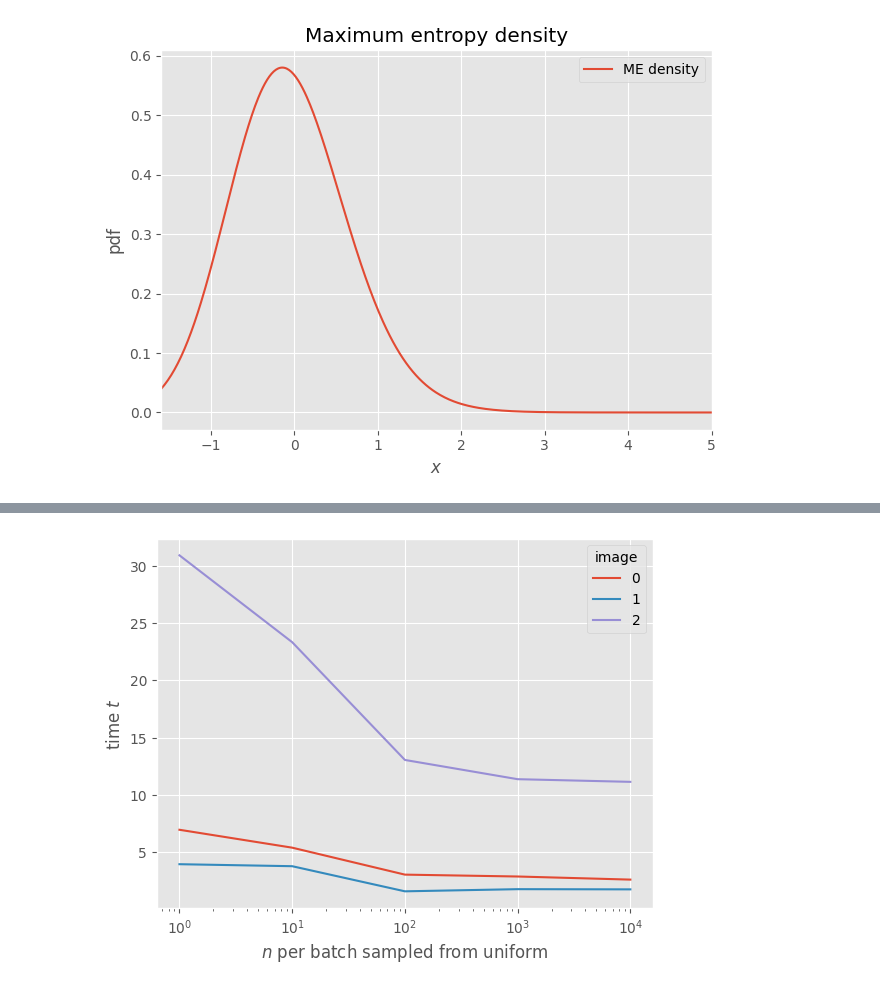
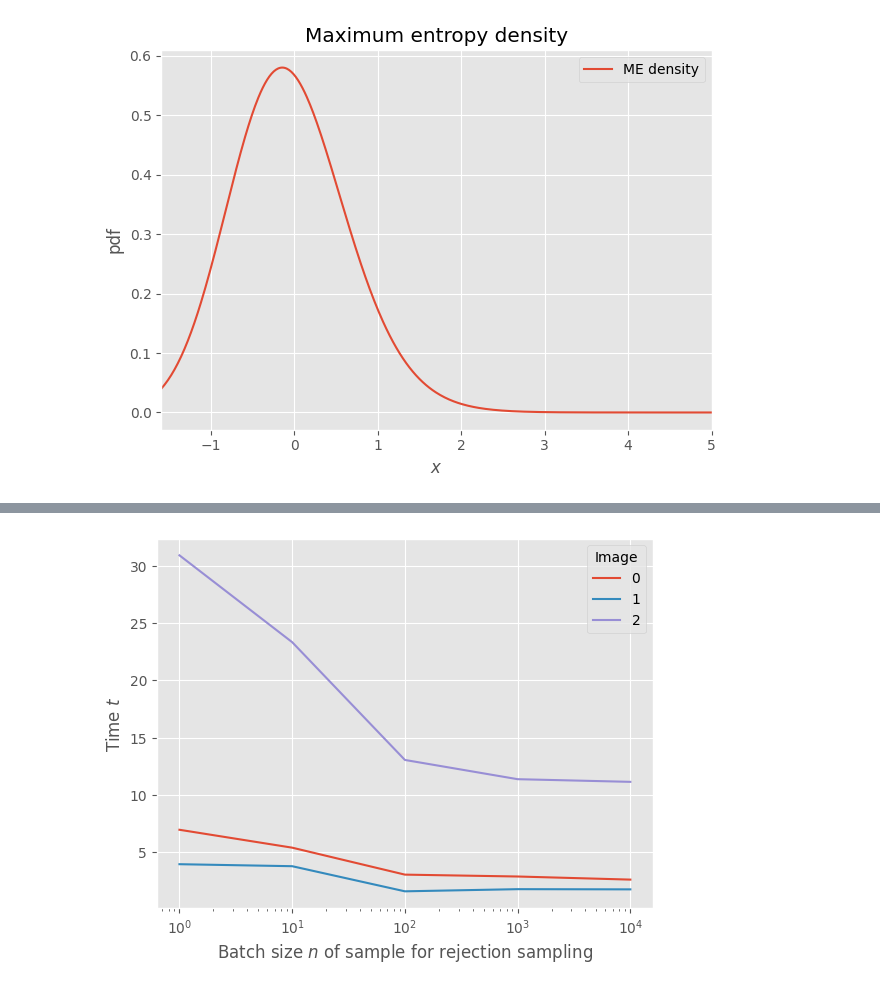
Before and after one commit to LiselotPrins/max_entropy, a Jupyter notebook: investigate_field.ipynb, the cells around one changed output, grey strips where cells are left out. Saved outputs shown, nothing was run; the diff lists cells and outputs as text; code cells hidden in the pictures.

```diff
--- a/investigate_field.ipynb
+++ b/investigate_field.ipynb
@@ -33,7 +29,8 @@ Avg: 1.4e-09 || Var: 1.0000
 Skewness: 7.33 || Kurtosis: 100.98
 [figure]
 # %%
-picture = data[0]
+i = 0 #number of picture to look at
+picture = data[i]
 picture_flat = picture.flatten()
 l = np.min(picture)
 u = np.max(picture)+.1
@@ -45,9 +42,8 @@ ob_skewkurt = MaxEnt(support=(l,u),
                      n_quadrature=n,
                      b_constraints=d.b_constraint_skewkurt(skew,kurt),
                      f_vector=d.f_constraint_skewkurt)
-ob_skewkurt._algorithm(k_max=200)
-ob_skewkurt._visualize_algorithm()
-ob_skewkurt._visualize_solution(xlim=(l,5))
+ob_skewkurt.visualize_algorithm()
+ob_skewkurt.visualize_solution(xlim=(l,5))
 # %% [output]
 Estimate of absolute integration error of norm. const.: 2.349e-08
 The resulting parameters:
@@ -61,12 +57,12 @@ The resulting parameters:
 N=500
 xx = np.linspace(l,5,N)
 
-y = ob_skewkurt._p(xx)
-yy = ob_skewkurt._cdf(xx)
+y = ob_skewkurt.pdf(xx)
+yy = ob_skewkurt.cdf(xx)
 print(yy[-1])
 plt.plot(xx,y)
 plt.plot(xx,yy)
-plt.hist(arr, density=True, bins=100)
+plt.hist((data[i]).flatten(), density=True, bins=100)
 plt.xlim(-2,5)
 plt.show()
 # %% [output]
@@ -236,14 +218,14 @@ def generate_copy_image_6(image_raw, i,extra_upper_l=0.01, n=150, u_show=None):
     print(f"p-value of KS-test on simulated and real sample: {res_sample.pvalue:.3e}")
 # %%
-for i in [2]:
-    # generate_copy_image(data[i],
+for i in range(3):
+    generate_copy_image(data[i],
+                        i,
+                        extra_upper_l=0,
+                        n=150,
+                        u_show=5)
+    # generate_copy_image_6(data[i],
     #                     i,
     #                     extra_upper_l=0,
     #                     n=150,
     #                     u_show=5)
-    generate_copy_image_6(data[i],
-                        i,
-                        extra_upper_l=0,
-                        n=150,
-                        u_show=5)
 # %% [output]
@@ -254,17 +238,20 @@ p-value of KS-test on simulated and real sample: 0.000e+00
 # %%
-#results timing with first 3 images, and different batch sizes for AR sampling
-n_batches = [1,10,100,1000,10000]
+# This is the results of an experiment to determine a correct size for
+# rejection sampling: how many uniformly distributed samples generated at a time?
+# This was done with first three images from example_fields.npy.
+# Conclusion: 1000 seems plenty
+n_batches = [1, 10, 100, 1000, 10000]
 time_0 = [6.949514, 5.386701, 3.033129, 2.869381, 2.598656]
 time_1 = [3.943141, 3.768776, 1.575756, 1.763992, 1.746679]
 time_2 = [30.908321, 23.325781, 13.044381, 11.365089, 11.132723]
-plt.plot(n_batches,np.array([time_0,time_1,time_2]).T,
+plt.plot(n_batches, np.array([time_0,time_1,time_2]).T,
          label=[i for i in range(3)])
 plt.xscale("log")
-plt.xlabel("$n$ per batch sampled from uniform")
-plt.ylabel("time $t$")
-plt.legend(title="image")
+plt.xlabel("Batch size $n$ of sample for rejection sampling")
+plt.ylabel("Time $t$")
+plt.legend(title="Image")
 plt.show()
 # %% [output]
-[figure, old version]
+[figure, new version]
 # %%
 generate_copy_image_6(data[0],
```
Also changed, not shown: parts of 8 cells of this notebook, 6 other files.
